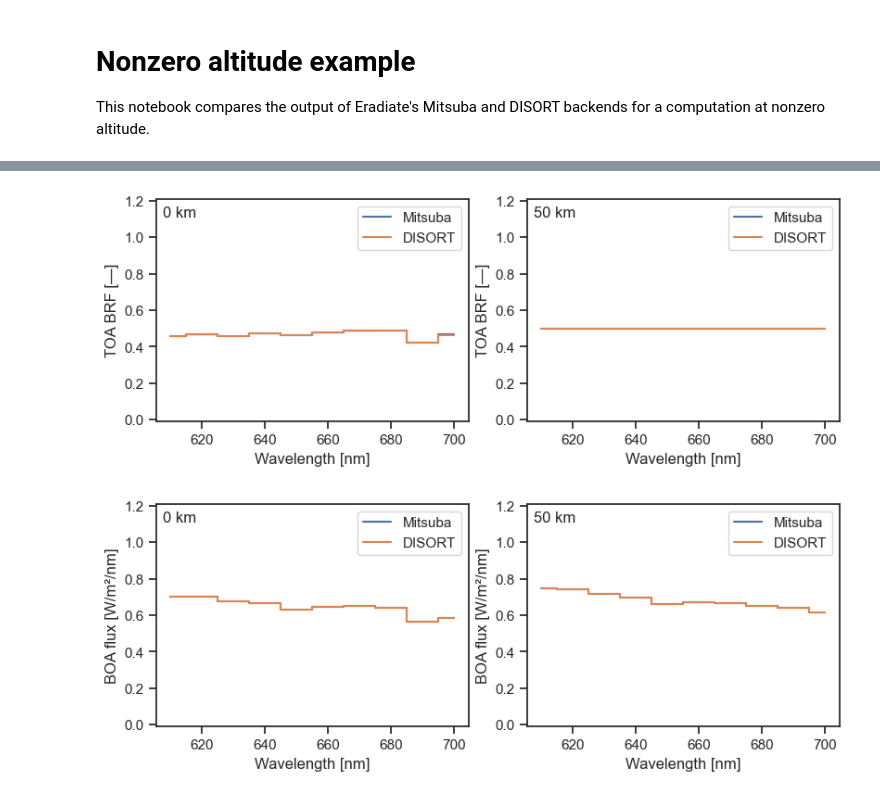
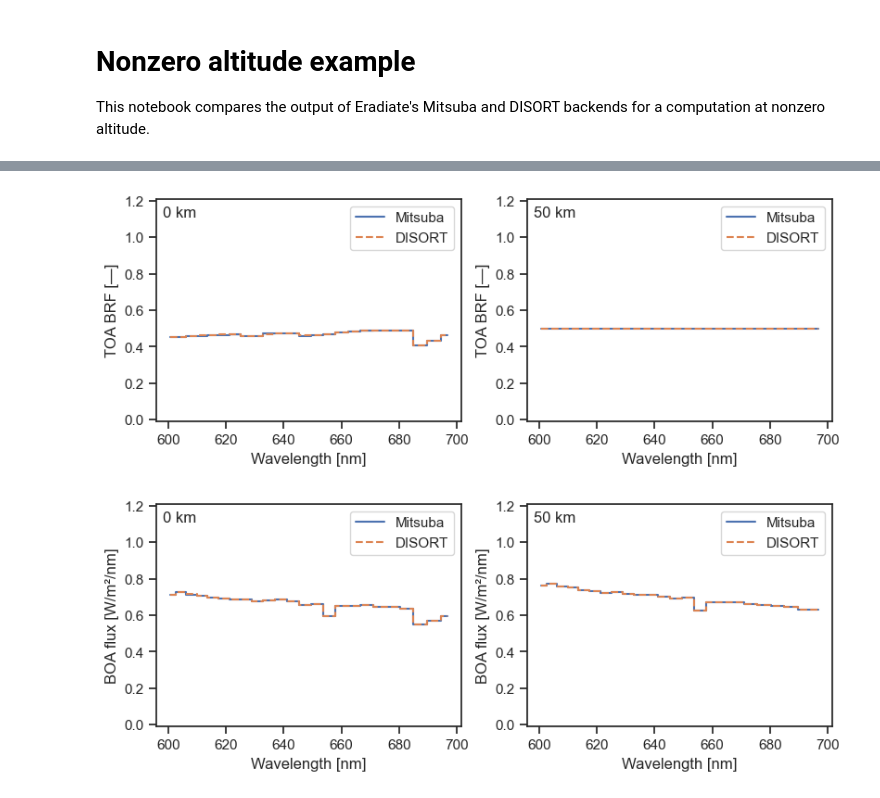
Before and after one commit to eradiate/eradiate-disort, a Jupyter notebook: docs/examples/example_08_altitude.ipynb, the cells around one changed output, grey strips where cells are left out. Drawn from its saved outputs; the diff is of its cells as text; code cells hidden in the pictures.

```diff
--- a/docs/examples/example_08_altitude.ipynb
+++ b/docs/examples/example_08_altitude.ipynb
@@ -77,0 +29,8 @@ def make_exp(backend, wmin=590.0, wmax=610.0, tau_ref=0.0, altitude=0.0, spp=10_
+# %%
+from eradiate_disort.testing import TestMode
+
+# Overwrite ABSORPTION_DB according to detected test mode
+if TestMode.get() == "test":
+    ABSORPTION_DB = "mycena"  # fast mode in regression tests
+else:
+    ABSORPTION_DB = "monotropa"
@@ -164,7 +176,7 @@ for i, case_id in enumerate(CASES.keys()):
     x = brf_disort["w"].values
     y = brf_disort.values
     mask = (x >= wmin) & (x <= wmax)
-    ax.step(x[mask], y[mask], where="mid", label="DISORT")
+    ax.step(x[mask], y[mask], where="mid", label="DISORT", ls="--")
 
     ax.set_xlabel("Wavelength [nm]")
     ax.set_ylabel("TOA BRF [—]")
@@ -175,7 +187,7 @@ for i, case_id in enumerate(CASES.keys()):
 plt.show()
 plt.close()
 # %% [output]
-[figure, old version]
+[figure, new version]
 # %%
 ncases = len(CASES)
 ncols = 2
@@ -187,32 +199,32 @@ fig, axs = plt.subplots(
     figsize=(4 * ncols, 3 * nrows),
     layout="constrained",
     squeeze=False,
 )
 
 for i, case_id in enumerate(CASES.keys()):
     irow = i // ncols
     icol = i % ncols
     ax = axs.ravel()[i]
     flux_mitsuba = results[case_id]["boa_flux_mitsuba"]
     flux_disort = results[case_id]["boa_flux_disort"]
 
     x = flux_mitsuba["w"].values
     y = flux_mitsuba.values
     mask = (x >= wmin) & (x <= wmax)
     ax.step(x[mask], y[mask], where="mid", label="Mitsuba")
 
     x = flux_disort["w"].values
     y = flux_disort.values
     mask = (x >= wmin) & (x <= wmax)
-    ax.step(x[mask], y[mask], where="mid", label="DISORT")
+    ax.step(x[mask], y[mask], where="mid", label="DISORT", ls="--")
 
     ax.set_xlabel("Wavelength [nm]")
     ax.set_ylabel("BOA flux [W/m²/nm]")
     ax.set_ylim(-0.01, 1.21)
     ax.legend()
     ax.set_title(f"{case_id} km", horizontalalignment="left", x=0.02, y=1.0, pad=-14)
 
 plt.show()
 plt.close()
 # %% [output]
-[figure, old version]
+[figure, new version]
```
Also changed, not shown: parts of 3 cells of this notebook, 8 other files.
